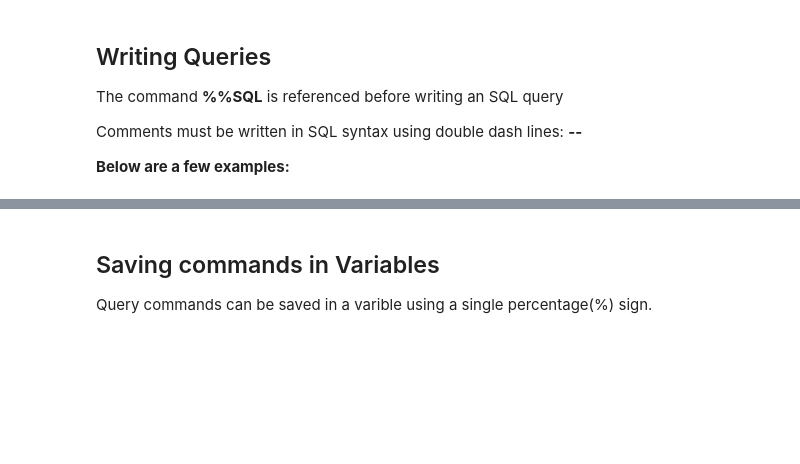
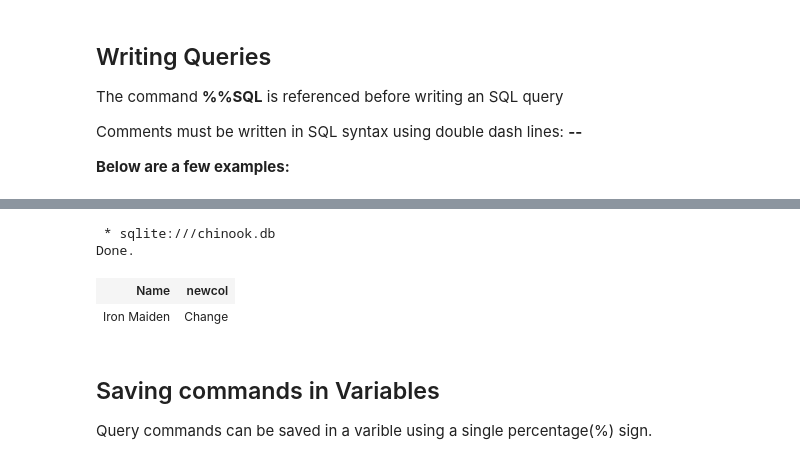
Before and after one commit to zakiayoubi/R11, a Jupyter notebook: SQL_tutorial.ipynb, the cells around one changed output, grey strips where cells are left out. Cells and saved outputs as stored; diff of their text form; code cells hidden in the pictures; blank space fills up the shorter version.

```diff
--- a/SQL_tutorial.ipynb
+++ b/SQL_tutorial.ipynb
@@ -44,8 +80,13 @@ ORDER BY ocs DESC lIMIT 5
 # %%
 %%sql
 -- A query that returns the name of ArtistsID #5
 
-SELECT Name FROM artists WHERE ArtistId = 90
+SELECT Name, "Change" as newcol FROM artists WHERE ArtistId = 90
+# %% [output]
+ * sqlite:///chinook.db
+Done.
+| Name | newcol |
+| Iron Maiden | Change |
 # %% [markdown]
 ## Saving commands in Variables
 Query commands can be saved in a varible using a single percentage(%) sign.
```
Also changed, not shown: parts of 3 cells of this notebook.
